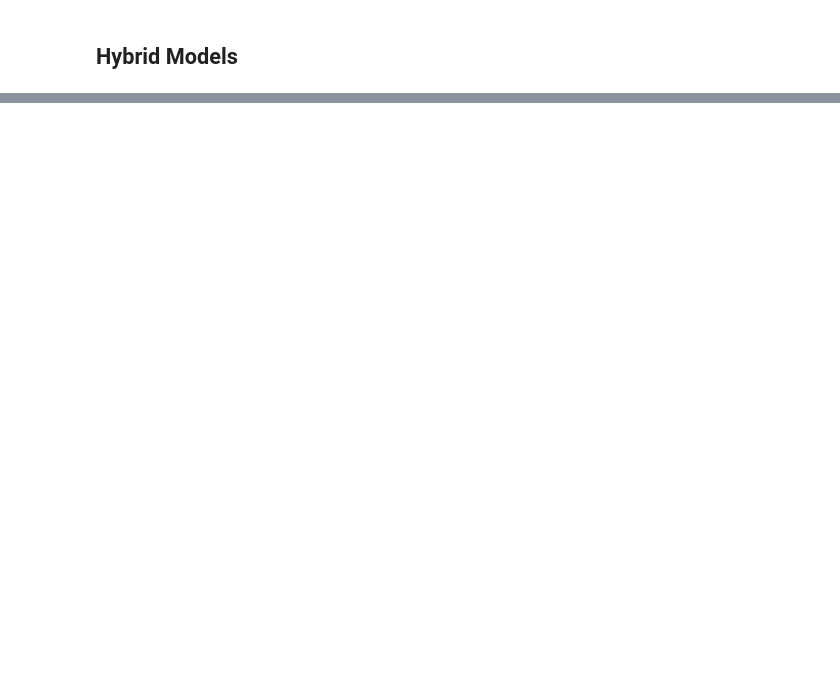
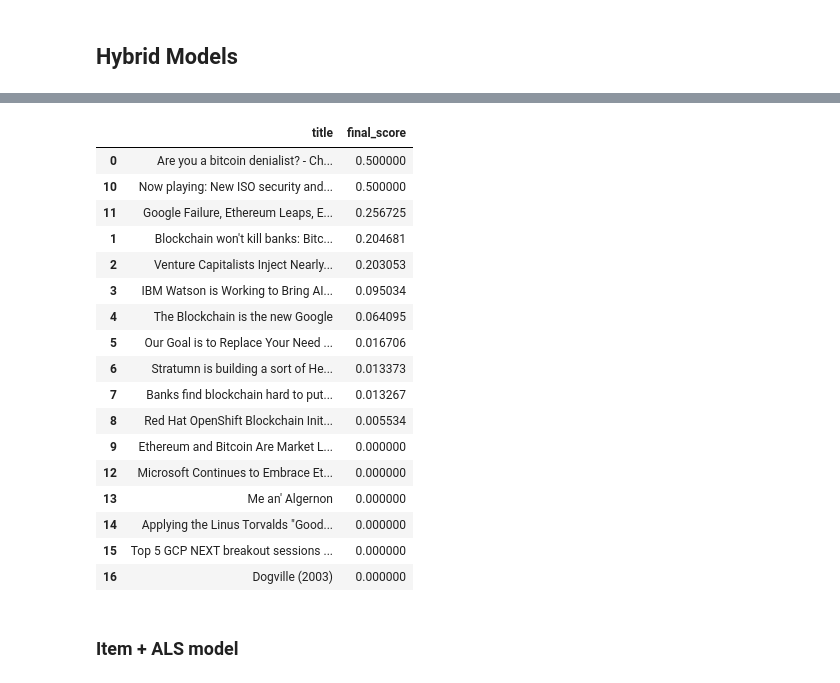
Before and after one commit to Rishabh-Saha/News-Recommendation-System, a Jupyter notebook: NewsRecommendationSystem_backup.ipynb, the cells around one changed output, grey strips where cells are left out. Cells and saved outputs as stored; diff of their text form; code cells hidden in the pictures; blank space fills up the shorter version.

```diff
--- a/NewsRecommendationSystem_backup.ipynb
+++ b/NewsRecommendationSystem_backup.ipynb
@@ -1274,0 +1418,27 @@ output_df
+# %%
+hybrid_recommendations['final_score'] = (
+    0.5 * hybrid_recommendations['content_score_normalized'].fillna(0) +
+    0.5 * hybrid_recommendations['item_score_normalized'].fillna(0)
+)
+hybrid_recommendations.sort_values(by='final_score', ascending=False)[['title', 'final_score']]
+# %% [output]
+|  | title | final_score |
+| 0 | Are you a bitcoin denialist? - Ch... | 0.500000 |
+| 10 | Now playing: New ISO security and... | 0.500000 |
+| 11 | Google Failure, Ethereum Leaps, E... | 0.256725 |
+| 1 | Blockchain won't kill banks: Bitc... | 0.204681 |
+| 2 | Venture Capitalists Inject Nearly... | 0.203053 |
+| 3 | IBM Watson is Working to Bring AI... | 0.095034 |
+| 4 | The Blockchain is the new Google | 0.064095 |
+| 5 | Our Goal is to Replace Your Need ... | 0.016706 |
+| 6 | Stratumn is building a sort of He... | 0.013373 |
+| 7 | Banks find blockchain hard to put... | 0.013267 |
+| 8 | Red Hat OpenShift Blockchain Init... | 0.005534 |
+| 9 | Ethereum and Bitcoin Are Market L... | 0.000000 |
+| 12 | Microsoft Continues to Embrace Et... | 0.000000 |
+| 13 | Me an' Algernon | 0.000000 |
+| 14 | Applying the Linus Torvalds "Good... | 0.000000 |
+| 15 | Top 5 GCP NEXT breakout sessions ... | 0.000000 |
+| 16 | Dogville (2003) | 0.000000 |
+# %% [markdown]
+### Item + ALS model
```
Also changed, not shown: parts of 14 cells of this notebook.
